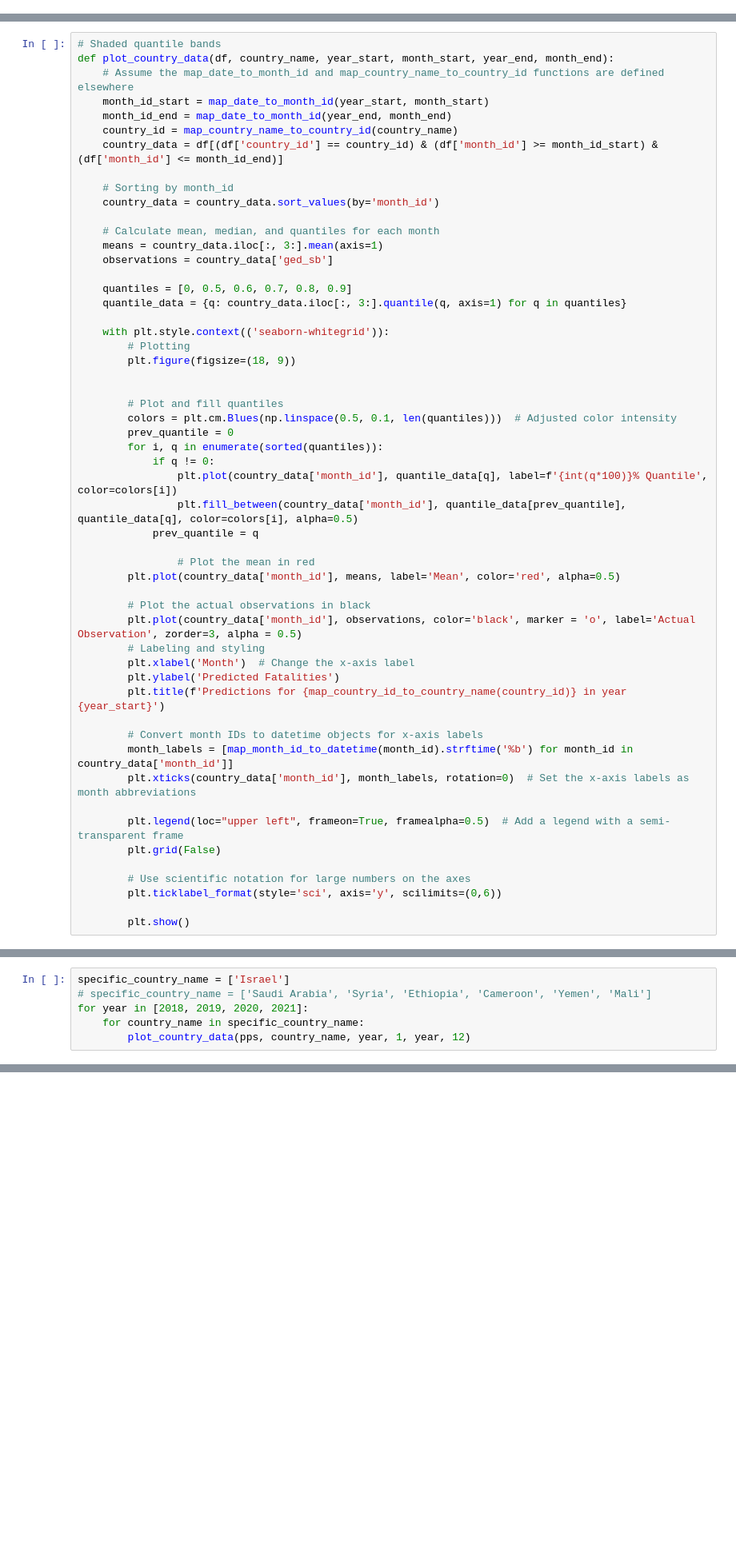
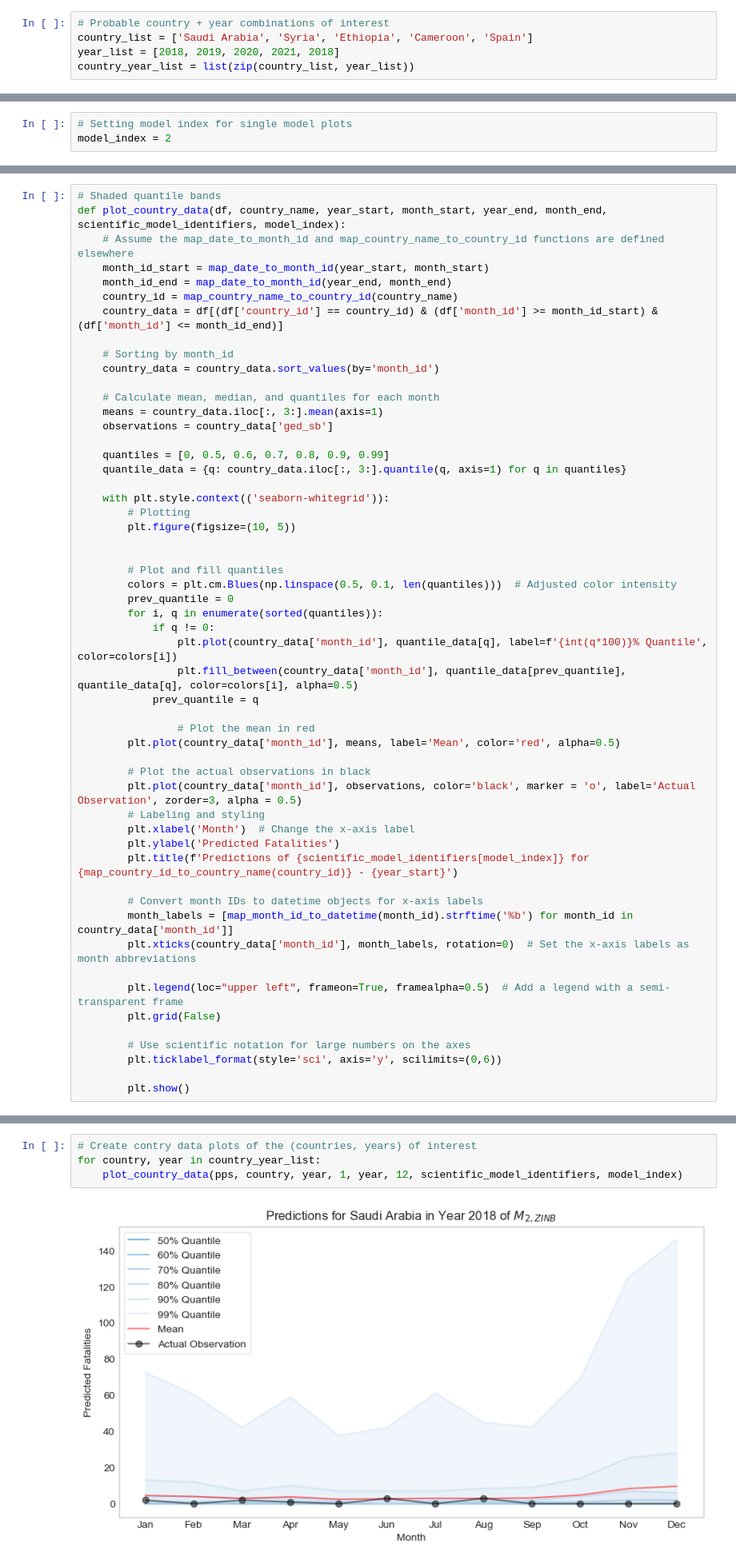
Before and after one commit to simondrauz/bachelor_thesis, a Jupyter notebook: plotting_posterior_predictive_samples.ipynb, the cells around one changed output, grey strips where cells are left out. Shown at 80% size. Drawn from its saved outputs; the diff is of its cells as text; blank space fills up the shorter version.

```diff
--- a/plotting_posterior_predictive_samples.ipynb
+++ b/plotting_posterior_predictive_samples.ipynb
@@ -9,0 +20,5 @@ pps = pd.read_parquet(fr'C:\Users\Uwe Drauz\Documents\bachelor_thesis_local\pers
+# %%
+# Probable country + year combinations of interest
+country_list = ['Saudi Arabia', 'Syria', 'Ethiopia', 'Cameroon', 'Spain']
+year_list = [2018, 2019, 2020, 2021, 2018]
+country_year_list = list(zip(country_list, year_list))
@@ -9,0 +30,3 @@ pps = pd.read_parquet(fr'C:\Users\Uwe Drauz\Documents\bachelor_thesis_local\pers
+# %%
+# Setting model index for single model plots
+model_index = 2
@@ -10,6 +38,6 @@ pps = pd.read_parquet(fr'C:\Users\Uwe Drauz\Documents\bachelor_thesis_local\pers
 # %%
 # Shaded quantile bands
-def plot_country_data(df, country_name, year_start, month_start, year_end, month_end):
+def plot_country_data(df, country_name, year_start, month_start, year_end, month_end, scientific_model_identifiers, model_index):
     # Assume the map_date_to_month_id and map_country_name_to_country_id functions are defined elsewhere
     month_id_start = map_date_to_month_id(year_start, month_start)
     month_id_end = map_date_to_month_id(year_end, month_end)
@@ -23,12 +51,12 @@ def plot_country_data(df, country_name, year_start, month_start, year_end, month
     means = country_data.iloc[:, 3:].mean(axis=1)
     observations = country_data['ged_sb']
 
-    quantiles = [0, 0.5, 0.6, 0.7, 0.8, 0.9]
+    quantiles = [0, 0.5, 0.6, 0.7, 0.8, 0.9, 0.99]
     quantile_data = {q: country_data.iloc[:, 3:].quantile(q, axis=1) for q in quantiles}
 
     with plt.style.context(('seaborn-whitegrid')):
         # Plotting
-        plt.figure(figsize=(18, 9))
+        plt.figure(figsize=(10, 5))
 
 
         # Plot and fill quantiles
@@ -48,7 +76,7 @@ def plot_country_data(df, country_name, year_start, month_start, year_end, month
         # Labeling and styling
         plt.xlabel('Month')  # Change the x-axis label
         plt.ylabel('Predicted Fatalities')
-        plt.title(f'Predictions for {map_country_id_to_country_name(country_id)} in year {year_start}')
+        plt.title(f'Predictions of {scientific_model_identifiers[model_index]} for {map_country_id_to_country_name(country_id)} - {year_start}')
 
         # Convert month IDs to datetime objects for x-axis labels
         month_labels = [map_month_id_to_datetime(month_id).strftime('%b') for month_id in country_data['month_id']]
@@ -149,6 +184,0 @@ def plot_cdf_and_kde_with_observation(df, country_name, month_id):
-# %%
-specific_country_name = ['Israel']
-# specific_country_name = ['Saudi Arabia', 'Syria', 'Ethiopia', 'Cameroon', 'Yemen', 'Mali']
-for year in [2018, 2019, 2020, 2021]:
-    for country_name in specific_country_name:
-        plot_country_data(pps, country_name, year, 1, year, 12)
@@ -167,0 +266,6 @@ plot_cdf_and_kde_with_observation(pps, 'Yemen', 469)
+# %%
+# Create contry data plots of the (countries, years) of interest
+for country, year in country_year_list:
+    plot_country_data(pps, country, year, 1, year, 12, scientific_model_identifiers, model_index)
+# %% [output]
+[figure, added]
```
Also changed, not shown: parts of 30 cells of this notebook, 2 other files.
